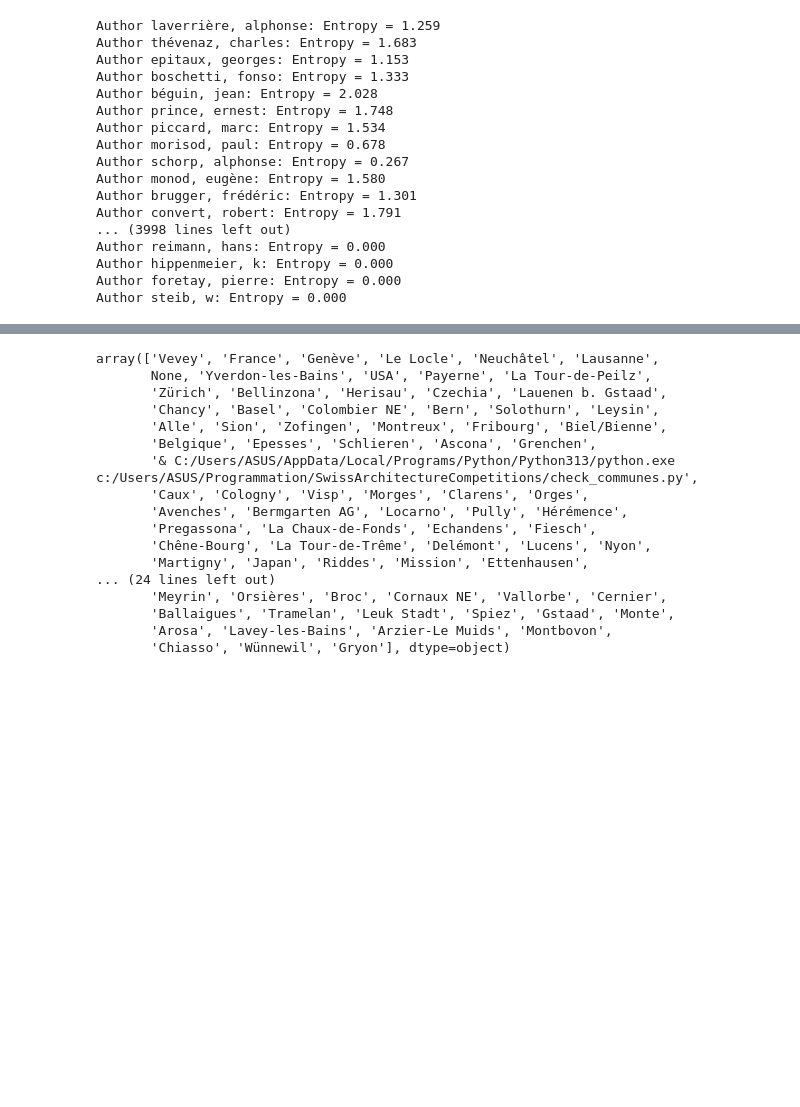
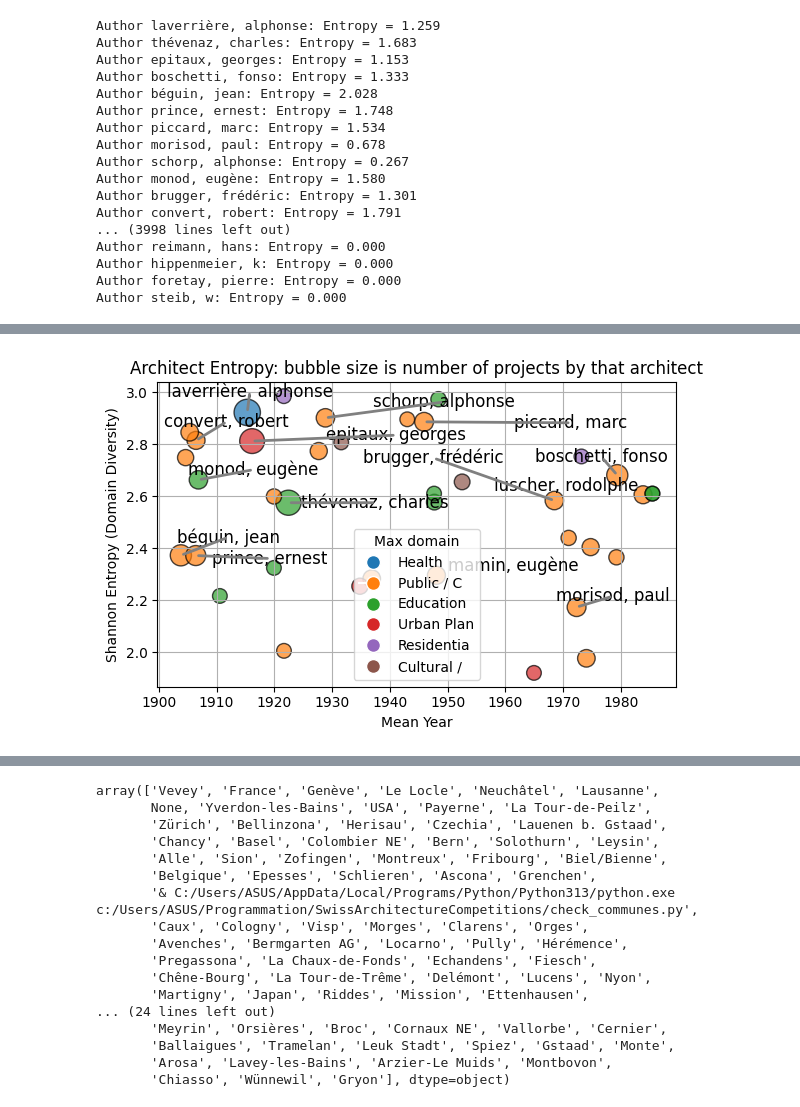
Before and after one commit to ccpfoye/SwissArchitectureCompetitions, a Jupyter notebook: networks_stats.ipynb, the cells around one changed output, grey strips where cells are left out. Saved outputs shown, nothing was run; the diff lists cells and outputs as text; code cells hidden in the pictures; blank space fills up the shorter version.

```diff
--- a/networks_stats.ipynb
+++ b/networks_stats.ipynb
@@ -167,0 +265,4 @@ plot_entropy_vs_birth(authors_list)
+# %%
+plot_entropy_vs_birth(authors_list, on="domain", pdffilename="architect_domain_entropy.pdf")
+# %% [output]
+[figure, added]
```
Also changed, not shown: parts of 20 cells of this notebook, 1 other file.
